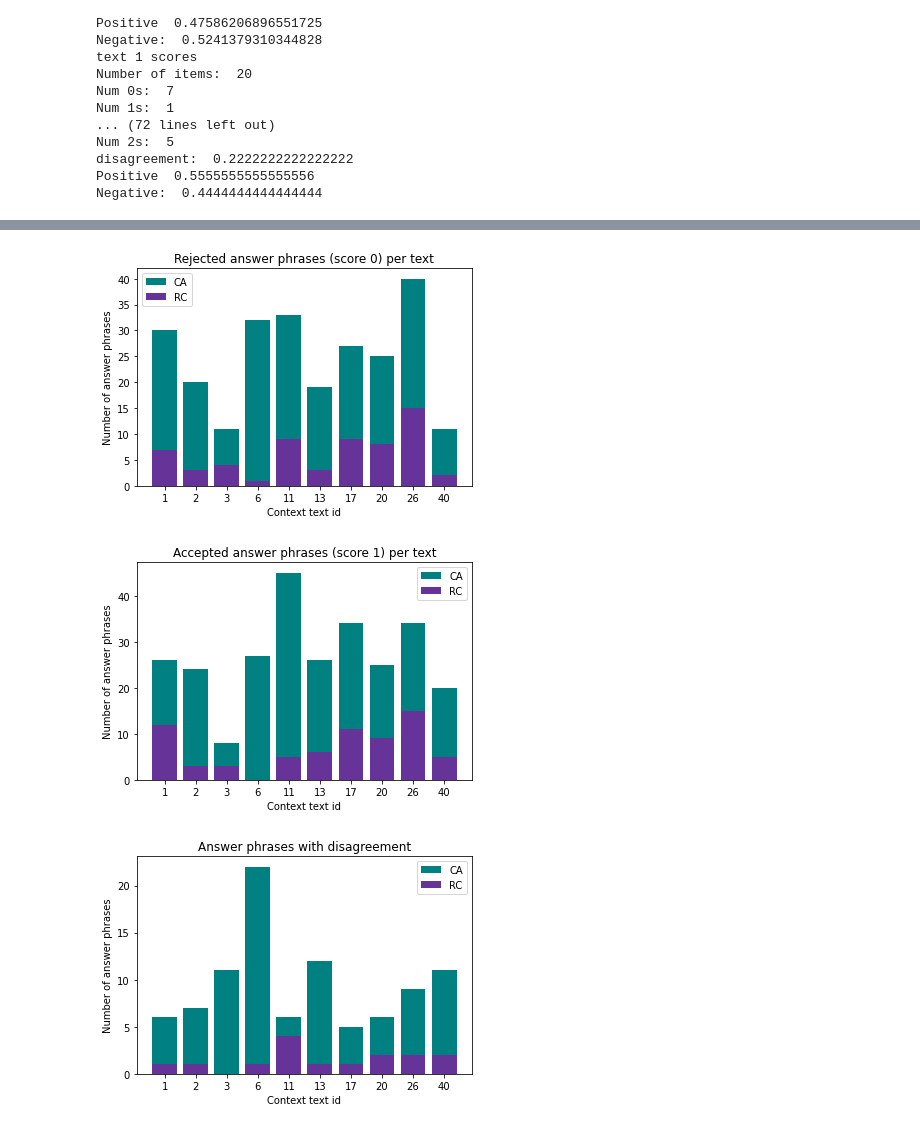
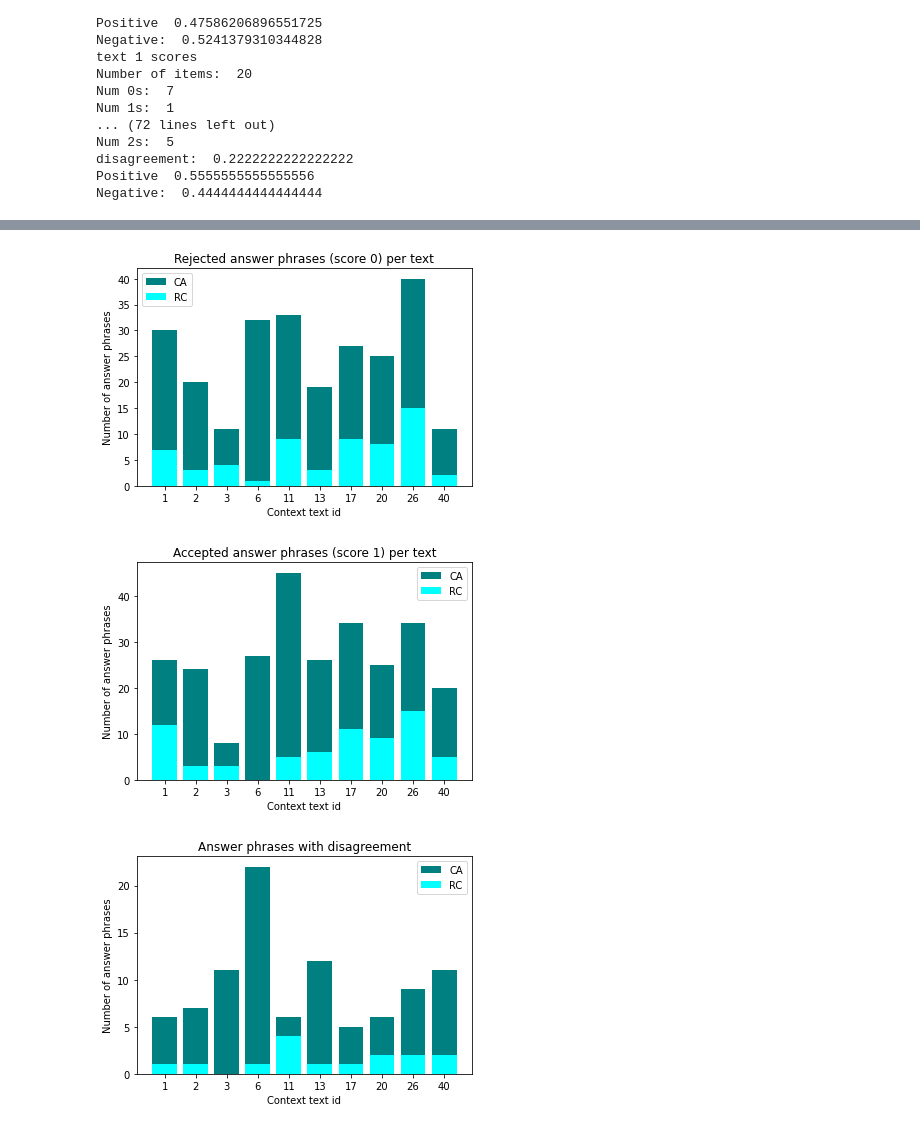
Before and after one commit to filippak/rc-answer-generation, a Jupyter notebook: model/evaluation/RC/rc_results_analysis.ipynb, the cells around one changed output, grey strips where cells are left out. Saved outputs shown, nothing was run; the diff lists cells and outputs as text; code cells hidden in the pictures.

```diff
--- a/model/evaluation/RC/rc_results_analysis.ipynb
+++ b/model/evaluation/RC/rc_results_analysis.ipynb
@@ -94,32 +143,32 @@ Negative:  0.4444444444444444
 # %%
 # plot the scores
 def plot_scores(CA_keys, CA_values, RC_keys, RC_values, title):
     plt.bar(CA_keys, CA_values, color='teal', label='CA')
-    plt.bar(RC_keys, RC_values, color='rebeccapurple', label='RC')
+    plt.bar(RC_keys, RC_values, color='cyan', label='RC')
     plt.title(title)
     plt.ylabel('Number of answer phrases')
     plt.xlabel('Context text id')
     plt.legend()
     plt.show()
 
 ca_z = []
 ca_o = []
 ca_t = []
 rc_z = []
 rc_o = []
 rc_t = []
 for key, val in CA_stats.items():
     ca_z.append(val[0])
     rc_z.append(RC_stats[key][0])
     ca_o.append(val[1])
     rc_o.append(RC_stats[key][1])
     ca_t.append(val[2])
     rc_t.append(RC_stats[key][2])
 
 plot_scores(CA_stats.keys(), ca_z, RC_stats.keys(), rc_z, 'Rejected answer phrases (score 0) per text')
 plot_scores(CA_stats.keys(), ca_t, RC_stats.keys(), rc_t, 'Accepted answer phrases (score 1) per text')
 plot_scores(CA_stats.keys(), ca_o, RC_stats.keys(), rc_o, 'Answer phrases with disagreement')
 # %% [output]
-[figure, old version]
+[figure, new version]
-[figure, old version]
+[figure, new version]
-[figure, old version]
+[figure, new version]
```
Also changed, not shown: parts of 3 cells of this notebook, 16 other files.
